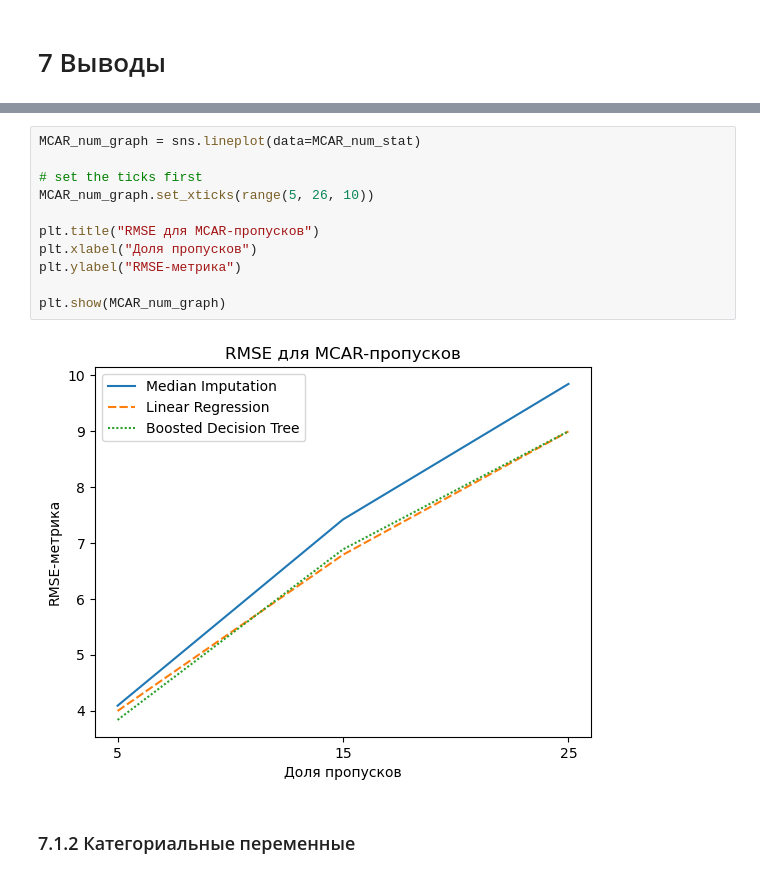
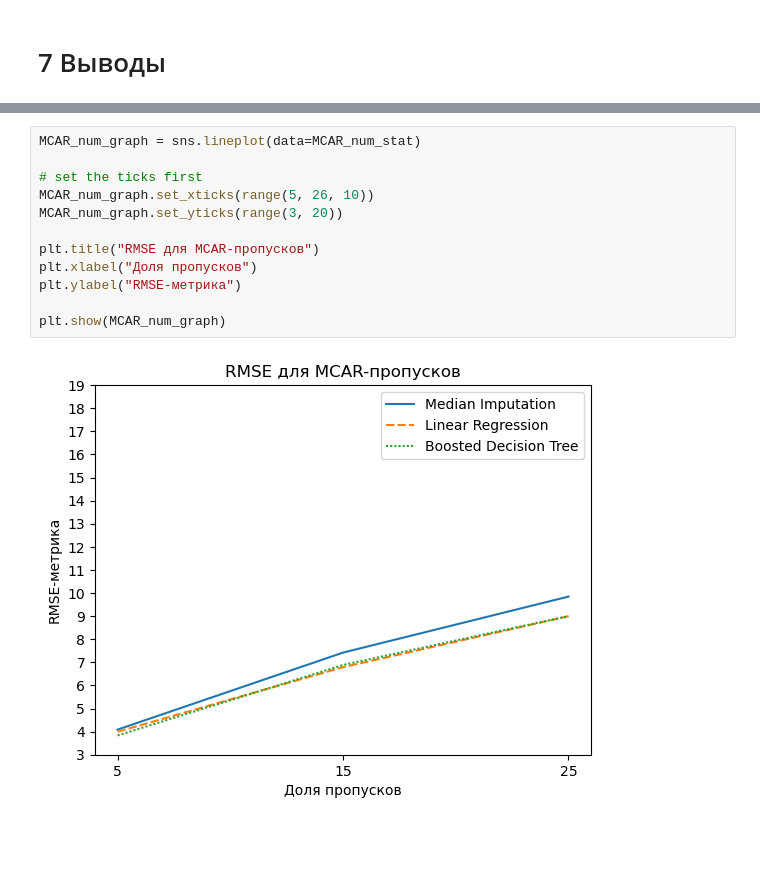
Before and after one commit to ngumbk/grad_missing_imputation, a Jupyter notebook: Research Notebooks/Data_research.ipynb, the cells around one changed output, grey strips where cells are left out. Drawn from its saved outputs; the diff is of its cells as text; blank space fills up the shorter version.

```diff
--- a/Research Notebooks/Data_research.ipynb
+++ b/Research Notebooks/Data_research.ipynb
@@ -1437,15 +1437,14 @@ MCAR_num_stat
 # %%
 MCAR_num_graph = sns.lineplot(data=MCAR_num_stat)
 
 # set the ticks first
 MCAR_num_graph.set_xticks(range(5, 26, 10))
+MCAR_num_graph.set_yticks(range(3, 20))
 
 plt.title("RMSE для MCAR-пропусков")
 plt.xlabel("Доля пропусков")
 plt.ylabel("RMSE-метрика")
 
 plt.show(MCAR_num_graph)
 # %% [output]
-[figure, old version]
+[figure, new version]
-# %% [markdown]
-### 7.1.2 Категориальные переменные <a class="anchor" id="sub_section_7_1_2"></a>
```
Also changed, not shown: parts of 41 cells of this notebook.
